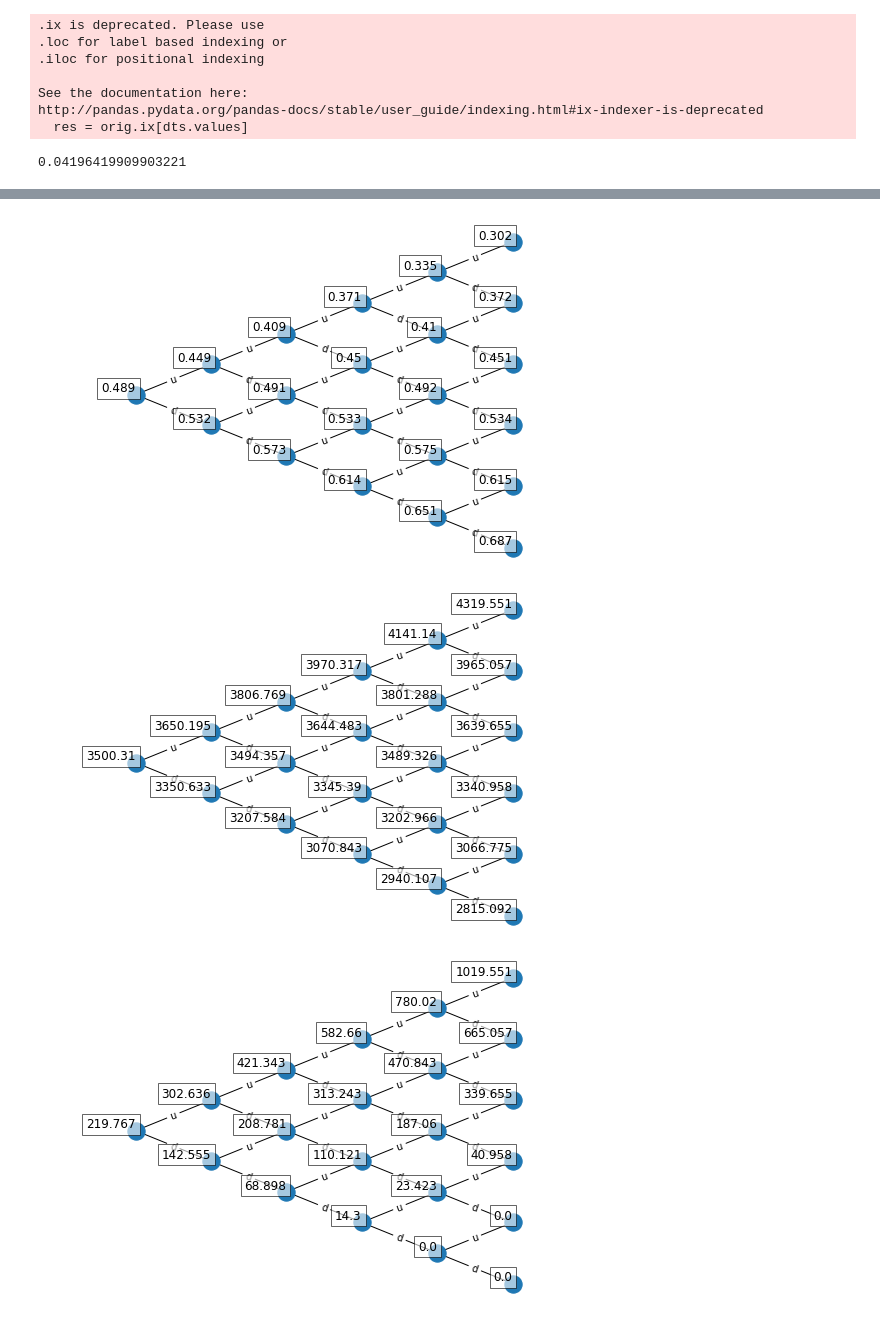
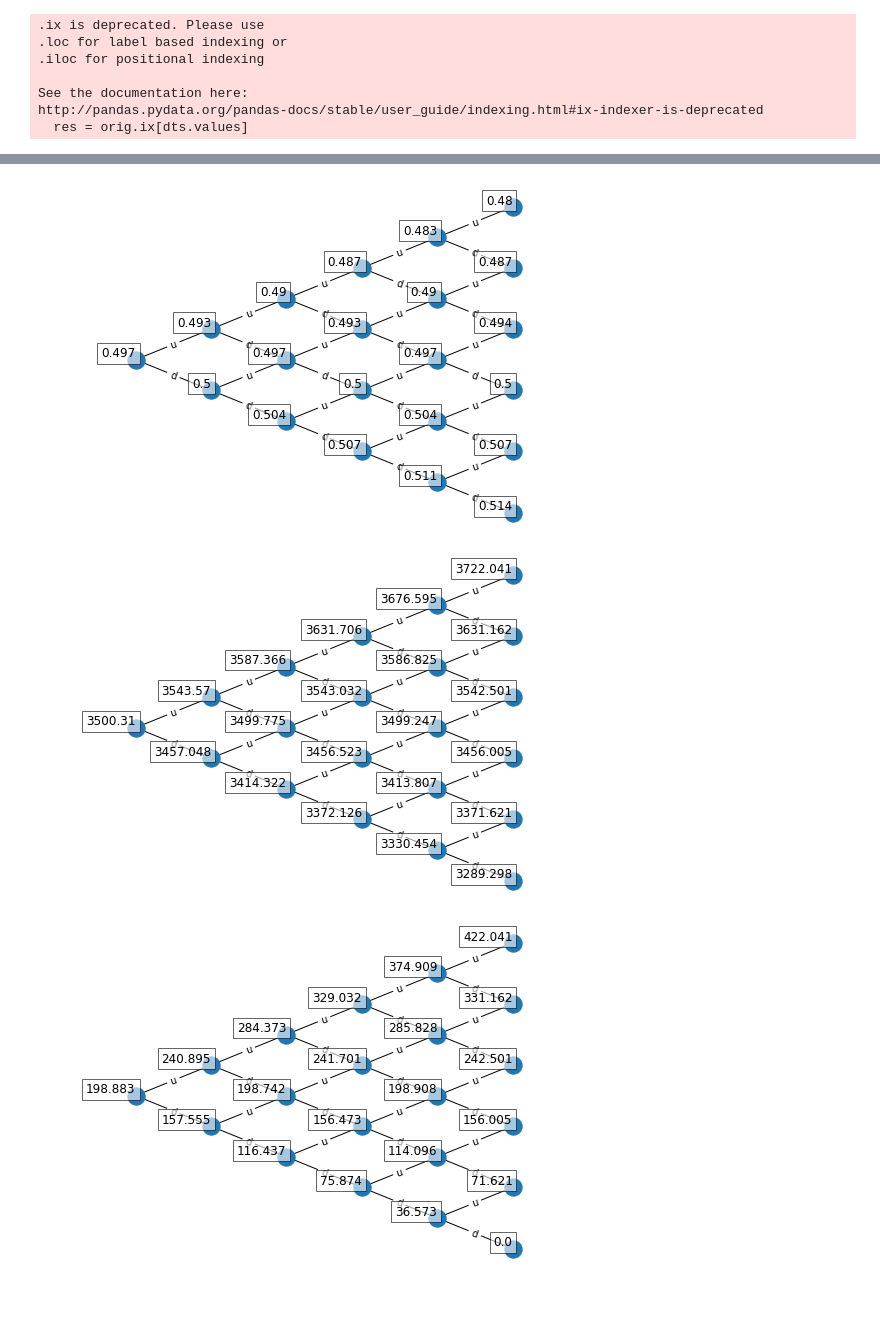
Before and after one commit to LuukOudshoorn25/SPFDM1, a Jupyter notebook: SPFDM 1.ipynb, the cells around one changed output, grey strips where cells are left out. Cells and saved outputs as stored; diff of their text form; code cells hidden in the pictures.

```diff
--- a/SPFDM 1.ipynb
+++ b/SPFDM 1.ipynb
@@ -355,13 +355,13 @@ http://pandas.pydata.org/pandas-docs/stable/user_guide/indexing.html#ix-indexer-
 #
 # %%
 class BinomialTree():
-    def __init__(self,N, T, S, sigma, rf, K,ret_arrays=True, ret_option=False, call_put = 'call', risk_premium = 0):
+    def __init__(self,N, T, S, sigma, K,ret_arrays=True, ret_option=False, call_put = 'call', risk_premium = 0):
         self.N = N
         self.T = T
         self.S = S
         self.x0 = np.log(S)
-        self.sigma = sigma
-        self.rf = rf
+        self.sigma = np.sqrt(12)*0.0428156
+        self.rf = np.log((1+0.005/4)**4)
         self.K = K
         self.ret_arrays = ret_arrays
         self.ret_option = ret_option
@@ -421,7 +421,7 @@ class BinomialTree():
                 if i+j < self.N:
                     p_up = self.prob_p(log_pricetree[j,i+j])
                     discount = np.exp(-dt*self.rf)
-                    print(i,j,option[j,i+j+1],option[j+1,i+j+1],p_up)
+                    #print(i,j,option[j,i+j+1],option[j+1,i+j+1],p_up)
                     option[j,i+j] = discount*(p_up*option[j,i+j+1] + (1-p_up)*option[j+1,i+j+1])
 
         self.price_tree = price_tree
@@ -467,12 +467,8 @@ class BinomialTree():
         if filename is not '':
             plt.savefig(filename,dpi=500,bbox_inches='tight')
         return
-# %%
-np.log(3650/3500)
-# %% [output]
-0.04196419909903221
 # %%
-FirstBinomialTree = BinomialTree(5,5,startingprice,sigma,0.005,3300,call_put='call')
+FirstBinomialTree = BinomialTree(5,5/12,startingprice,sigma,3300,call_put='call')
 FirstBinomialTree.plot_graph(FirstBinomialTree.probup)
 FirstBinomialTree.plot_graph(FirstBinomialTree.price_tree)
 FirstBinomialTree.plot_graph(FirstBinomialTree.option_tree)
@@ -495,3 +476,3 @@ FirstBinomialTree.plot_graph(FirstBinomialTree.option_tree)
-[figure, old version]
+[figure, new version]
-[figure, old version]
+[figure, new version]
-[figure, old version]
+[figure, new version]
```
Also changed, not shown: parts of 2 cells of this notebook.
